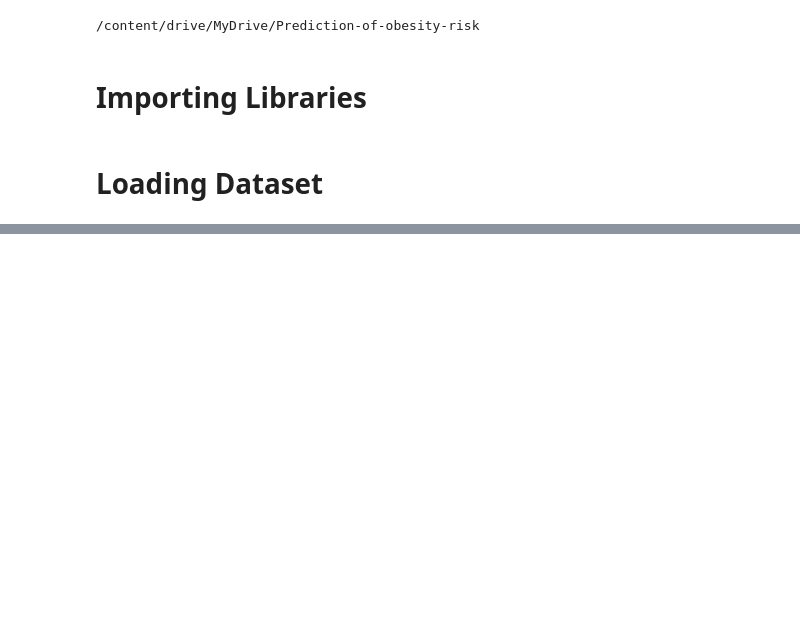
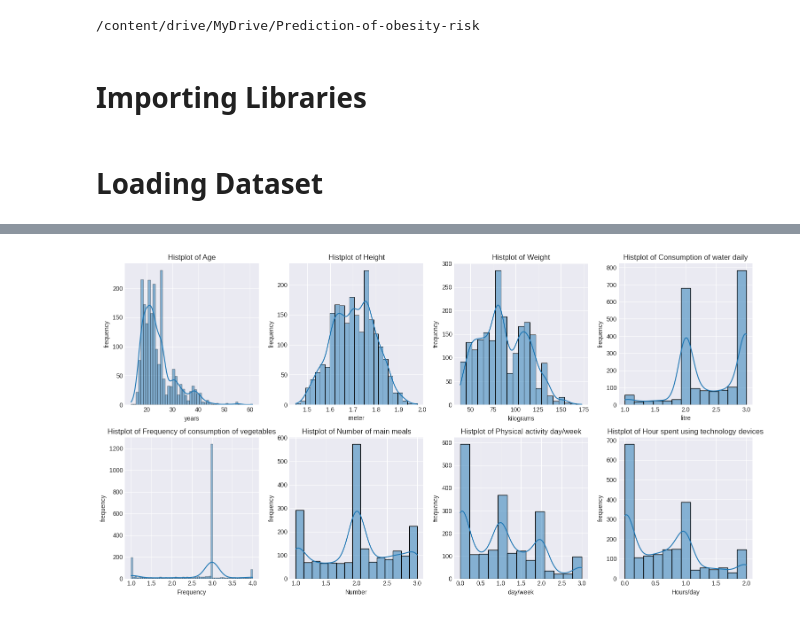
Before and after one commit to ArkaBarua173/Prediction-of-obesity-risk, a Jupyter notebook: Multi classification of obesity risk.ipynb, the cells around one changed output, grey strips where cells are left out. Cells and saved outputs as stored; diff of their text form; code cells hidden in the pictures; blank space fills up the shorter version.

```diff
--- a/Multi classification of obesity risk.ipynb
+++ b/Multi classification of obesity risk.ipynb
@@ -31,0 +272,24 @@ df.head()
+# %%
+# Create a figure and subplots
+fig, axes = plt.subplots(nrows=2, ncols=4, figsize=(15, 4*2))
+
+# Flatten the axes array
+axes = axes.flatten()
+
+# Actual units of numerical columns
+labels = ['years', 'meter', 'kilograms', 'litre', 'Frequency', 'Number',
+                'day/week', 'Hours/day']
+
+for i, column in enumerate(df[numerical_cols].columns):
+    sns.histplot(data=df, x=column, kde=True, ax=axes[i])
+    axes[i].set_title(f'Histplot of {columns_desc[i]}')
+    axes[i].title.set_size(12)
+    axes[i].set_xlabel(labels[i])
+    axes[i].set_ylabel('frequency')
+
+
+# Adjust layout to prevent overlapping
+plt.tight_layout()
+plt.show()
+# %% [output]
+[figure, added]
```
Also changed, not shown: parts of 43 cells of this notebook.
